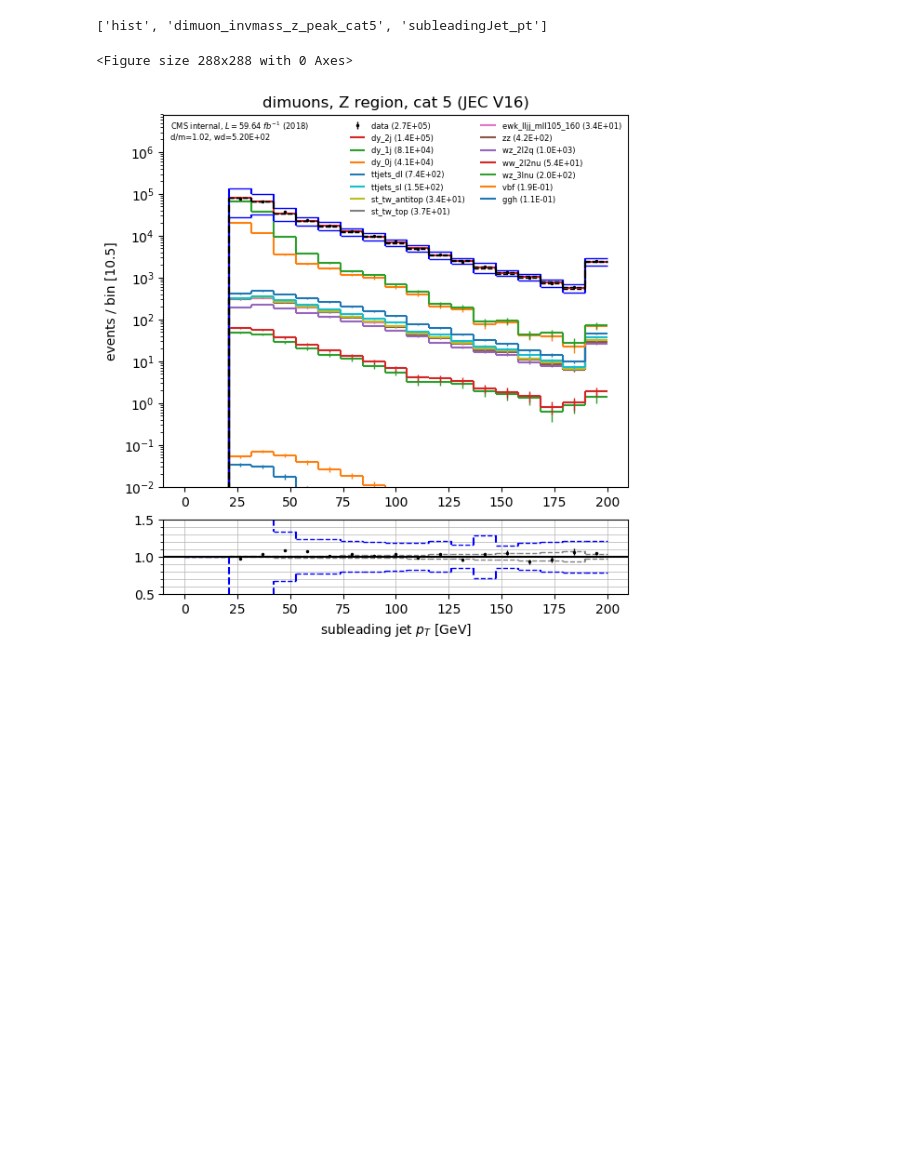
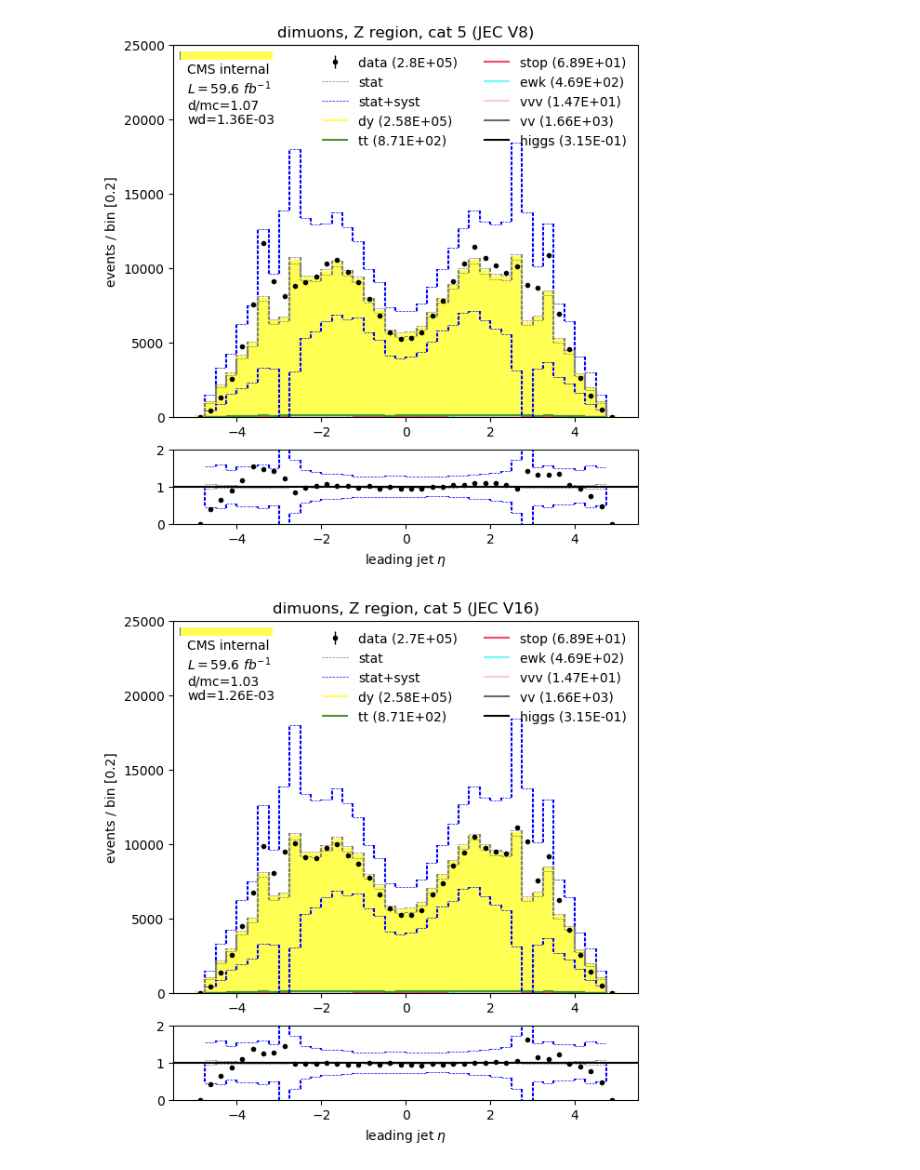
Before and after one commit to jpata/hepaccelerate-cms, a Jupyter notebook: notebook/plots-quick.ipynb, the cells around one changed output. Drawn from its saved outputs; the diff is of its cells as text; code cells hidden in the pictures; blank space fills up the shorter version.

Commit message:
update plotting

```diff
--- a/notebook/plots-quick.ipynb
+++ b/notebook/plots-quick.ipynb
@@ -48,12 +65,12 @@ mc_samples_combine_Z = [
 ]
 mc_samples_load = list(set(mc_samples_combine_H + mc_samples_combine_Z))
 # %%
-dd = "../out2/baseline/"
+dd = "../results/2019_08_13_v2/results/"
 era = "2018"
 res = {}
-res["data"] = json.load(open(dd + "/data_{0}.json".format(era)))
+res["data"] = pickle.load(open(dd + "/data_{0}.pkl".format(era), "rb"))
 for mc_samp in mc_samples_load:
-    res[mc_samp] = json.load(open(dd + "/{0}_{1}.json".format(mc_samp, era)))
+    res[mc_samp] = pickle.load(open(dd + "/{0}_{1}.pkl".format(mc_samp, era), "rb"))
 # %%
 genweights = {}
 weight_xs = {}
@@ -266,11 +129,0 @@ ret = make_pdf_plot((
-# %%
-analysis = "redo_jec_V16"
-
-hdata = load_hist(res["data"][analysis][var]["nominal"])
-ret = make_pdf_plot((
-    res, hdata, mc_samples_combine_Z, analysis,
-    var, weight, weight_xs, int_lumi, outdir, "2018"))
-# %% [output]
-['hist', 'dimuon_invmass_z_peak_cat5', 'subleadingJet_pt']
-<Figure size 288x288 with 0 Axes>
-[figure, removed]
@@ -276,0 +353,10 @@ ret = make_pdf_plot((
+# %%
+groups = [
+    ("higgs", ["ggh", "vbf", "wmh", "wph", "zh", "tth"]),
+    ("vv", ["wz_3lnu", "ww_2l2nu", "wz_2l2q", "zz"]),
+    ("vvv", ["www","wwz","wzz","zzz"]),
+    ("ewk", ["ewk_lljj_mll50_mjj120", "ewk_lljj_mll105_160"]),
+    ("stop", ["st_tw_top", "st_tw_antitop"]),
+    ("tt", ["ttjets_sl", "ttjets_dl",]),
+    ("dy", ["dy_0j", "dy_1j", "dy_2j", "dy_m105_160_amc", "dy_m105_160_vbf_amc"]),
+]
@@ -276,0 +373,25 @@ ret = make_pdf_plot((
+# %%
+def plot_analysis_var(analysis, var, mc_samples, **kwargs):
+    histos = {s: copy.deepcopy(res[s][analysis][var]) for s in mc_samples + ["data"]}
+    hdata = copy.deepcopy(histos["data"]["nominal"])
+
+    if "edges" in kwargs:
+        for k, hs in histos.items():
+            for syst, h in hs.items():
+                h.edges = kwargs.get("edges")
+        hdata.edges = kwargs.get("edges")
+
+    args = [(
+        histos, hdata, mc_samples, analysis,
+        var, "nominal", weight_xs, int_lumi, "./", era, groups)]
+    a1, a2 = make_pdf_plot(*args)
+    return a1, a2
+# %%
+for analysis in ["oldjec", "baseline"]:
+    a1, a2 = plot_analysis_var(analysis, "hist__dimuon_invmass_z_peak_cat5__leadingJet_eta", mc_samples_combine_Z)
+    a1.set_yscale("linear")
+    a1.set_ylim(0,25000)
+    a2.set_ylim(0,2)
+# %% [output]
+[figure, added]
+[figure, added]
```
Also changed, not shown: parts of 30 cells of this notebook, 3 other files.
